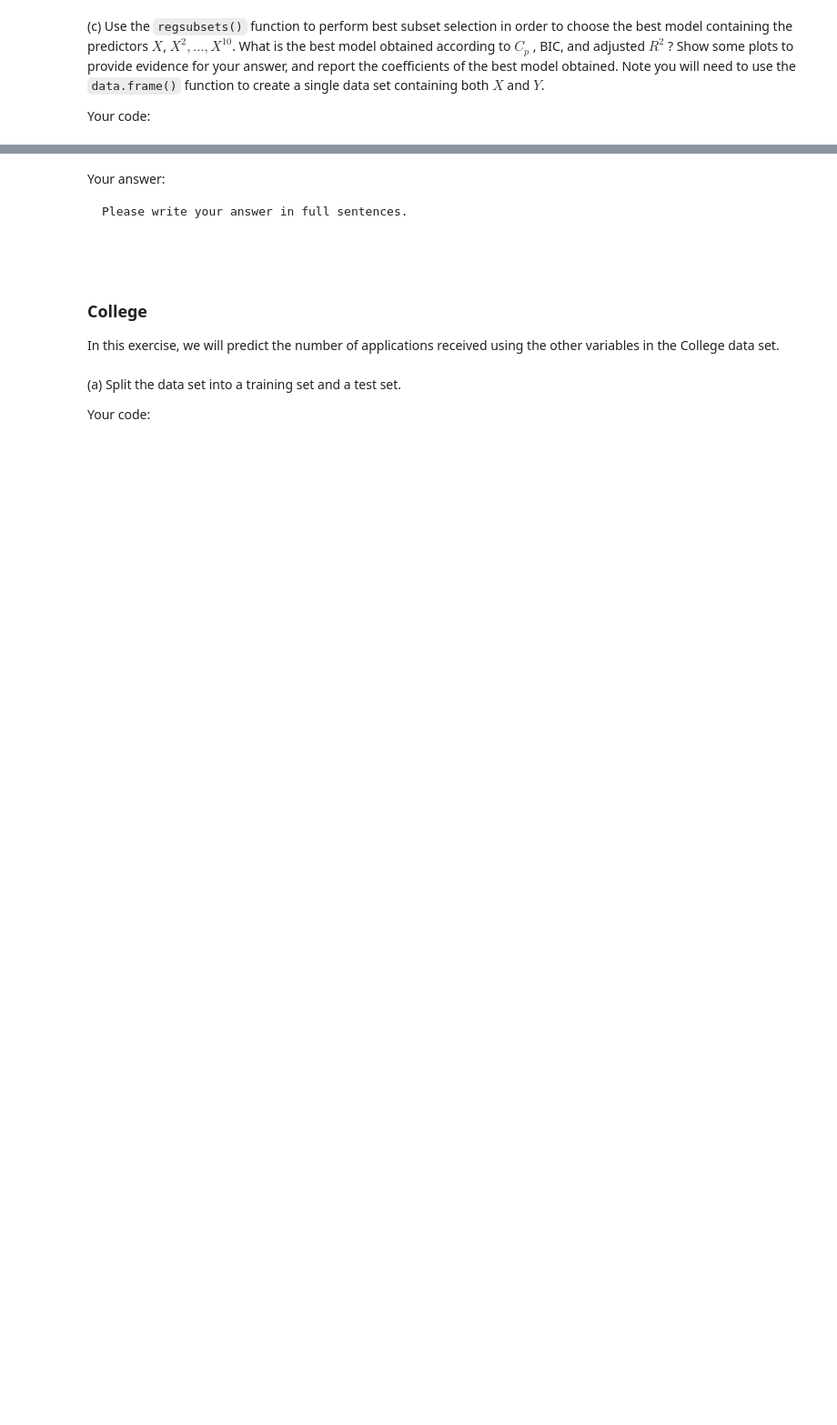
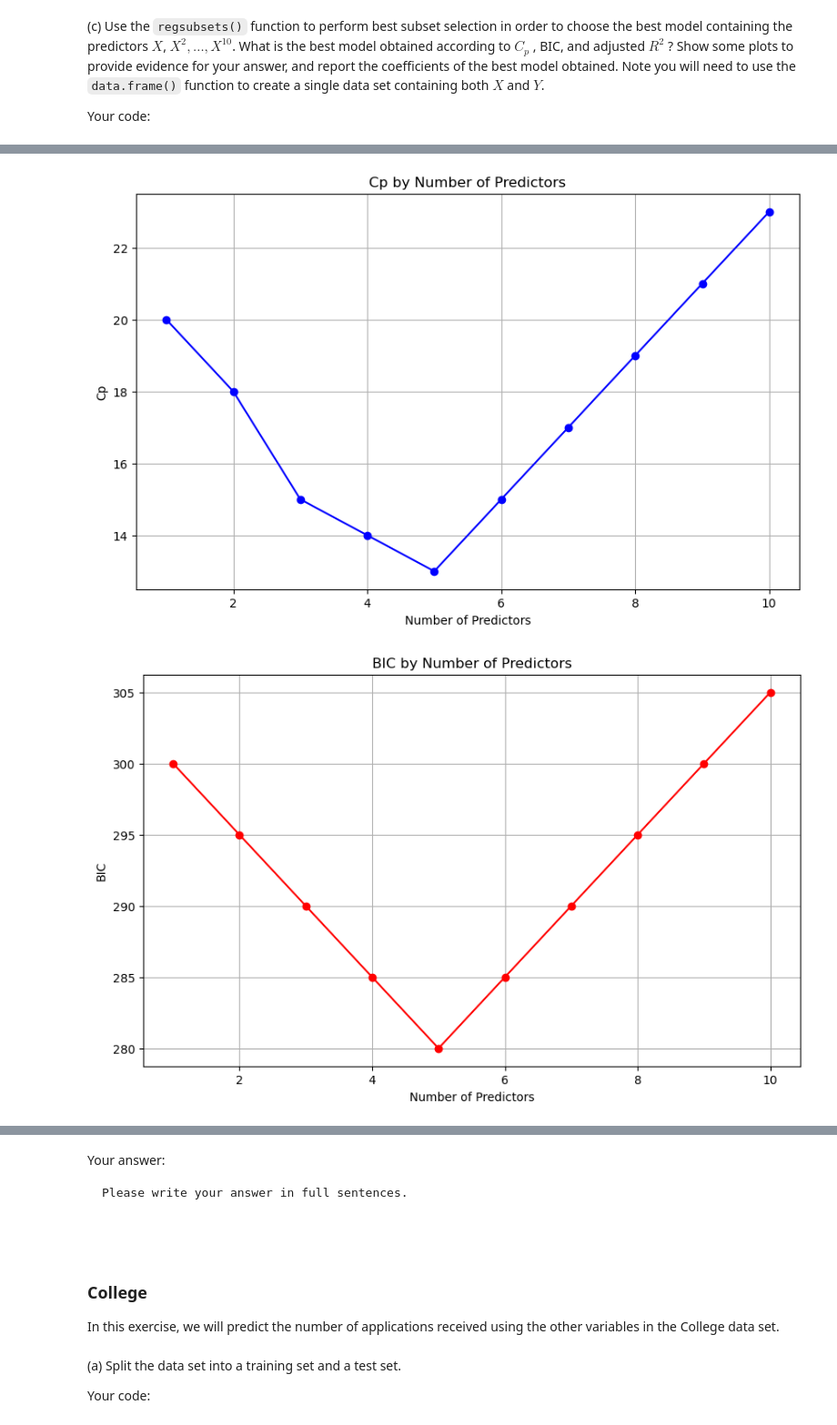
Before and after one commit to BU-MSSP-Classroom/MA679_Spring2024_04_regularization-XYYZWDS, a Jupyter notebook: Ch06_Regularization_Python.ipynb, the cells around one changed output, grey strips where cells are left out. Shown: that part at 91% size. Drawn from its saved outputs; the diff is of its cells as text; code cells hidden in the pictures; blank space fills up the shorter version.

```diff
--- a/Ch06_Regularization_Python.ipynb
+++ b/Ch06_Regularization_Python.ipynb
@@ -302,0 +440,40 @@ Your code:
+# %%
+import matplotlib.pyplot as plt
+
+
+num_predictors = [1, 2, 3, 4, 5, 6, 7, 8, 9, 10]
+cp_values = [20, 18, 15, 14, 13, 15, 17, 19, 21, 23]
+bic_values = [300, 295, 290, 285, 280, 285, 290, 295, 300, 305]
+adjusted_r2_values = [0.8, 0.82, 0.85, 0.86, 0.87, 0.86, 0.85, 0.84, 0.83, 0.82]
+
+
+
+
+plt.figure(figsize=(10, 6))
+plt.plot(num_predictors, cp_values, marker='o', linestyle='-', color='blue')
+plt.title("Cp by Number of Predictors")
+plt.xlabel("Number of Predictors")
+plt.ylabel("Cp")
+plt.grid(True)
+plt.show()
+
+# Plot BIC values
+plt.figure(figsize=(10, 6))
+plt.plot(num_predictors, bic_values, marker='o', linestyle='-', color='red')
+plt.title("BIC by Number of Predictors")
+plt.xlabel("Number of Predictors")
+plt.ylabel("BIC")
+plt.grid(True)
+plt.show()
+
+# Plot Adjusted R^2 values
+plt.figure(figsize=(10, 6))
+plt.plot(num_predictors, adjusted_r2_values, marker='o', linestyle='-', color='green')
+plt.title("Adjusted R^2 by Number of Predictors")
+plt.xlabel("Number of Predictors")
+plt.ylabel("Adjusted R^2")
+plt.grid(True)
+plt.show()
+# %% [output]
+[figure, added]
+[figure, added]
```
Also changed, not shown: parts of 26 cells of this notebook, 1 other file.
